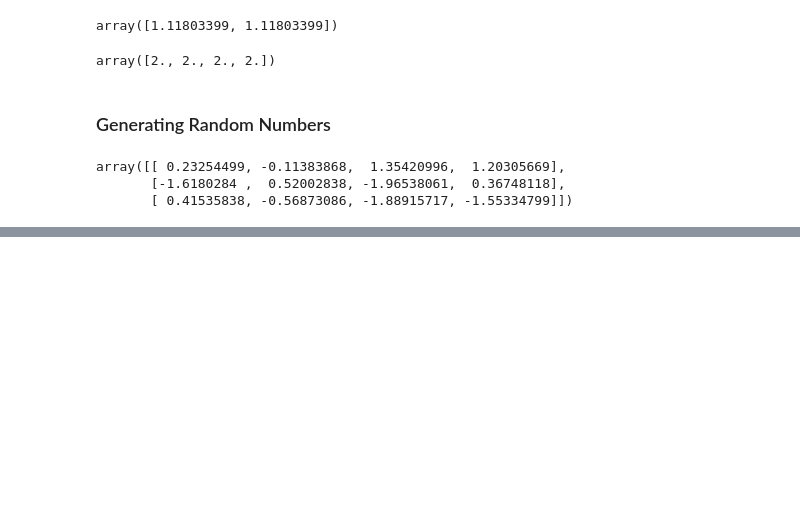
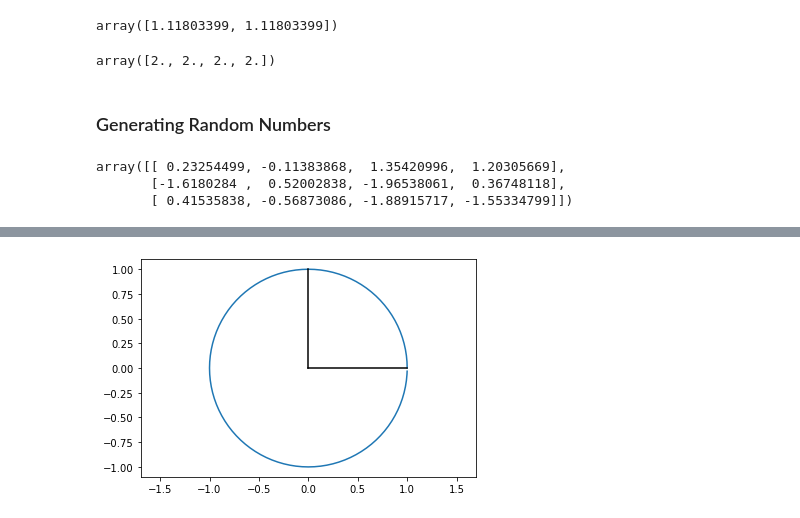
Before and after one commit to jtitusj/Python4Math, a Jupyter notebook: notebooks/Matrix Manipulation in Python.ipynb, the cells around one changed output, grey strips where cells are left out. Cells and saved outputs as stored; diff of their text form; code cells hidden in the pictures; blank space fills up the shorter version.

```diff
--- a/notebooks/Matrix Manipulation in Python.ipynb
+++ b/notebooks/Matrix Manipulation in Python.ipynb
@@ -573,0 +614,11 @@ array([[ 0.23254499, -0.11383868,  1.35420996,  1.20305669],
+# %%
+# combining both
+def plot(x_circle, y_circle, x_b1, y_b1, x_b2, y_b2):
+    plt.plot(x_circle, y_circle)
+    plt.plot(x_b1, y_b1, color='k')
+    plt.plot(x_b2, y_b2, color='k')
+    plt.axis('equal')
+# %%
+plot(x, y, x_b1, y_b1, x_b2, y_b2)
+# %% [output]
+[figure, added]
```
Also changed, not shown: parts of 21 cells of this notebook, 3 other files.
